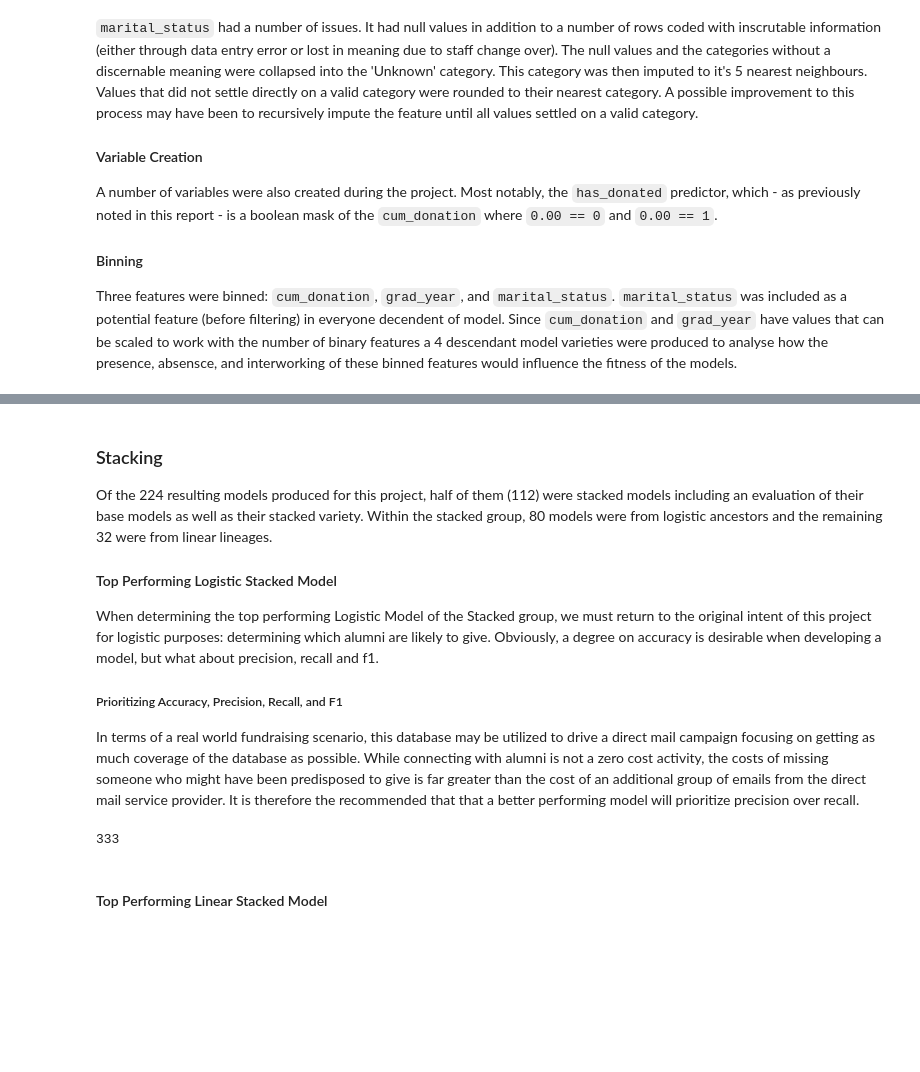
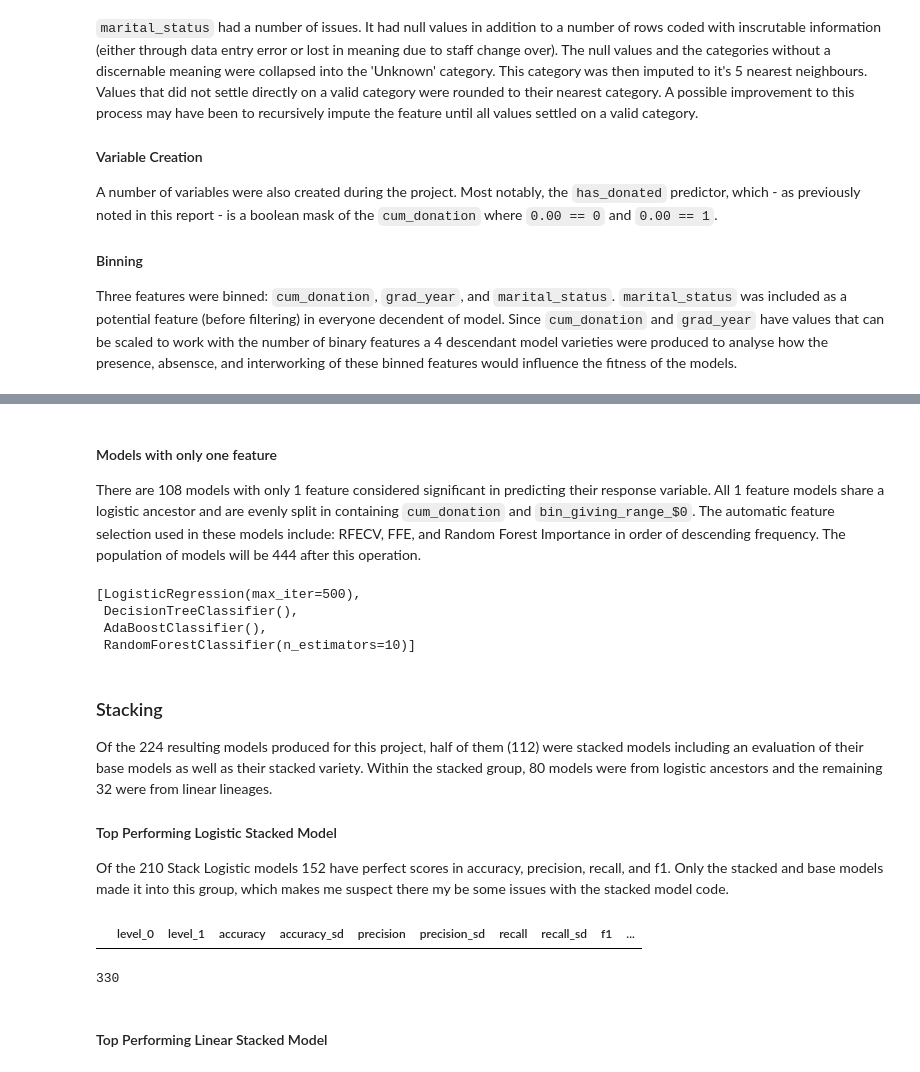
Before and after one commit to jrobio/assignment2, a Jupyter notebook: notebooks/assignment2.ipynb, the cells around one changed output, grey strips where cells are left out. Cells and saved outputs as stored; diff of their text form; code cells hidden in the pictures; blank space fills up the shorter version.

```diff
--- a/notebooks/assignment2.ipynb
+++ b/notebooks/assignment2.ipynb
@@ -1154,21 +1182,33 @@ models_df.T.filter(regex=exp,axis=0)
+# %% [markdown]
+#### Models with only one feature
+There are 108 models with only 1 feature considered significant in predicting their response variable. All 1 feature models share a logistic ancestor and are evenly split in containing <code>cum_donation</code> and <code>bin_giving_range_$0</code>. The automatic feature selection used in these models include: RFECV, FFE, and Random Forest Importance in order of descending frequency. The population of models will be 444 after this operation.
+# %%
+models_df = models_df[models_df['feature count']>1]
+models
+# %% [output]
+[LogisticRegression(max_iter=500),
+ DecisionTreeClassifier(),
+ AdaBoostClassifier(),
+ RandomForestClassifier(n_estimators=10)]
 # %% [markdown]
 ### Stacking
 Of the 224 resulting models produced for this project, half of them (112) were stacked models including an evaluation of their base models as well as their stacked variety. Within the stacked group, 80 models were from logistic ancestors and the remaining 32 were from linear lineages.
 
 #### Top Performing Logistic Stacked Model
-When determining the top performing Logistic Model of the Stacked group, we must return to the original intent of this project for logistic purposes: determining which alumni are likely to give. Obviously, a degree on accuracy is desirable when developing a model, but what about precision, recall and f1.
-
-##### Prioritizing Accuracy, Precision, Recall, and F1
-In terms of a real world fundraising scenario, this database may be utilized to drive a direct mail campaign focusing on getting as much coverage of the database as possible. While connecting with alumni is not a zero cost activity, the costs of missing someone who might have been predisposed to give is far greater than the cost of an additional group of emails from the direct mail service provider. It is therefore the recommended that that a better performing model will prioritize precision over recall.
+Of the 210 Stack Logistic models 152 have perfect scores in accuracy, precision, recall, and f1. Only the stacked and base models made it into this group, which makes me suspect there my be some issues with the stacked model code.
 # %%
-measures_list = ['accuracy','accuracy_sd','precision','precision_sd','recall','recall_sd','f1','f1_sd']
+measures_list = ['level_0','level_1','accuracy','accuracy_sd','precision','precision_sd','recall','recall_sd','f1','f1_sd','feature count']
 
 exp = '1\d{7}0'
-eval_log_st = models_df.T.filter(regex=exp,axis=0)[measures_list]
+models_df_log = models_df[models_df.level_0.str.match(exp)][measures_list]
+models_df_log[models_df_log['level_0']=='cv']
+#models_df_log[~((models_df_log['accuracy']==1.0) & (models_df_log['precision']==1.0) & (models_df_log['recall']==1.0) & (models_df_log['f1']==1.0))].sort_values('accuracy',ascending=False)
+# %% [output]
+|  | level_0 | level_1 | accuracy | accuracy_sd | precision | precision_sd | recall | recall_sd | f1 | ... |
 # %%
 len(eval_log_st[eval_log_st['accuracy']==1.0])
 # %% [output]
-333
+330
 # %% [markdown]
 #### Top Performing Linear Stacked Model
 # %%
```
Also changed, not shown: parts of 11 cells of this notebook.
